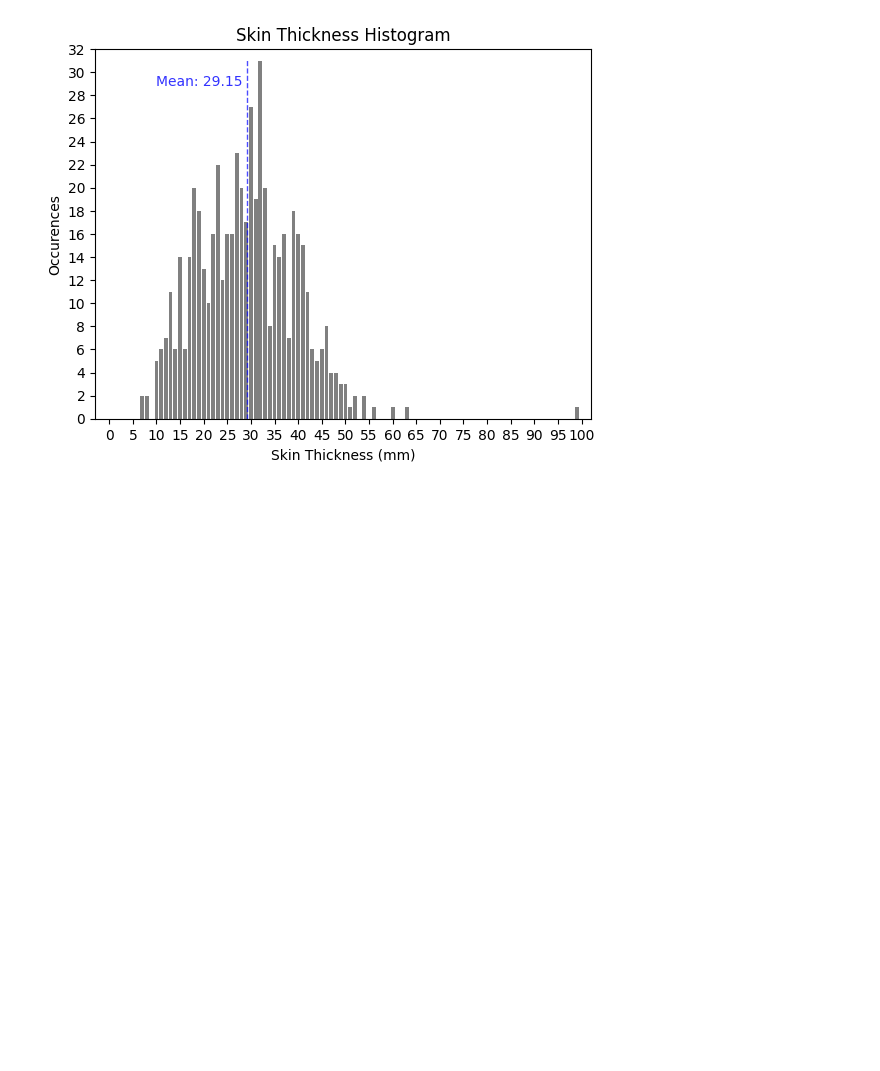
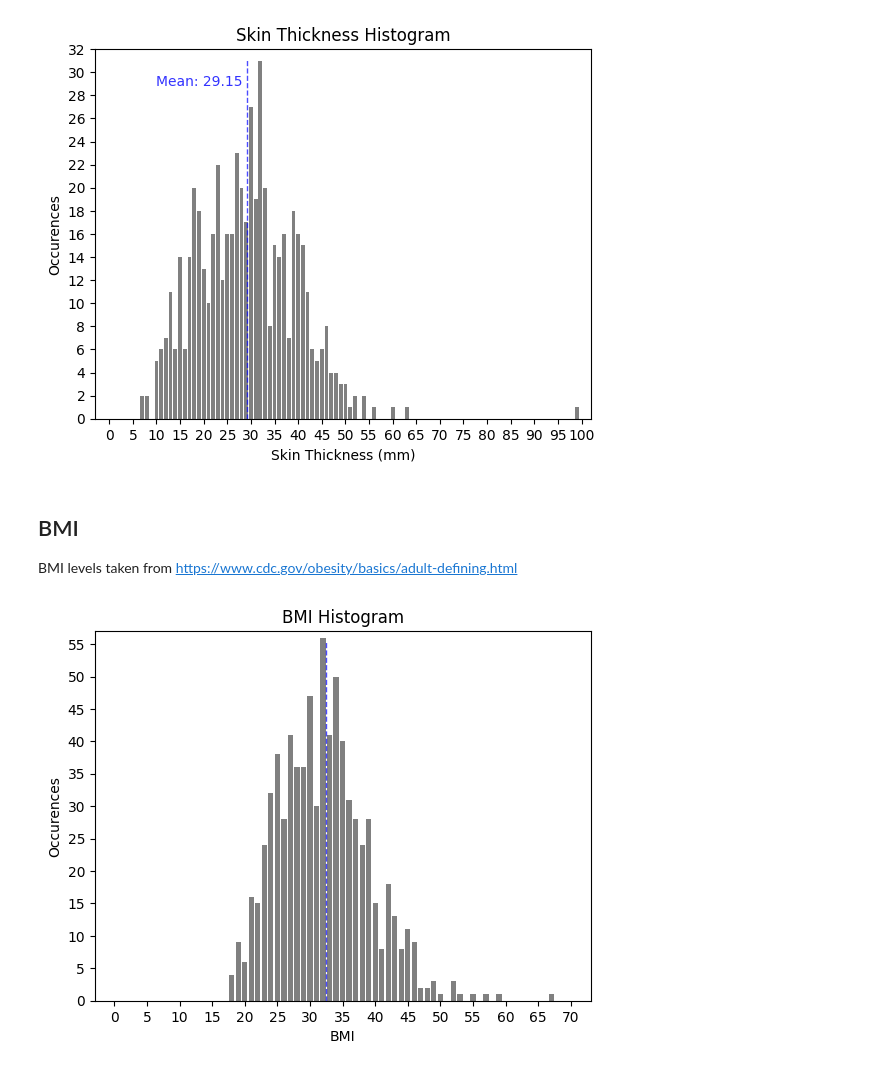
Before and after one commit to Bluxen/DA-Project1, a Jupyter notebook: 13_diabetes_prediction.ipynb, the cells around one changed output. Cells and saved outputs as stored; diff of their text form; code cells hidden in the pictures; blank space fills up the shorter version.

```diff
--- a/13_diabetes_prediction.ipynb
+++ b/13_diabetes_prediction.ipynb
@@ -192,3 +196,47 @@ plt.ylabel('Occurences')
 plt.show()
 # %% [output]
 [figure]
+# %% [markdown]
+## BMI
+BMI levels taken from https://www.cdc.gov/obesity/basics/adult-defining.html
+# %%
+# filter out rows where BMI is 0
+diabetes_filtered = diabetes[diabetes['BMI'] != 0]
+
+# get minimum and maximum BMI
+min_bmi = diabetes_filtered['BMI'].min()
+max_bmi = diabetes_filtered['BMI'].max()
+
+# calculate average BMI
+average_bmi = diabetes_filtered['BMI'].mean()
+
+# define BMI levels
+underweight_lower_bound = 0
+underweight_upper_bound = 18.5
+healthy_lower_bound = 18.5
+healthy_upper_bound = 25
+overweight_lower_bound = 25
+overweight_upper_bound = 30
+obesity_class1_lower_bound = 30
+obesity_class1_upper_bound = 35
+obesity_class2_lower_bound = 35
+obesity_class2_upper_bound = 40
+obesity_class3_lower_bound = 40
+obesity_class3_upper_bound = 100
+
+# show histogram of BMI
+counts, bins, patches = plt.hist(diabetes_filtered['BMI'], bins=range(0, int(max_bmi) + 5), align='left', rwidth=0.8, color='gray')
+plt.xticks(range(0, int(max_bmi) + 5, 5))
+plt.xlim([0 - 3, max_bmi + 6])
+plt.ylim([0, counts.max() + 1])
+plt.locator_params(axis='y', nbins=20)
+
+# show mean on histogram
+plt.vlines(average_bmi, 0, plt.ylim()[1] * 0.97, colors='blue', linestyles='dashed', linewidth=1, alpha=0.7)
+
+plt.title('BMI Histogram')
+plt.xlabel('BMI')
+plt.ylabel('Occurences')
+plt.show()
+# %% [output]
+[figure, added]
```
Also changed, not shown: parts of 3 cells of this notebook.
